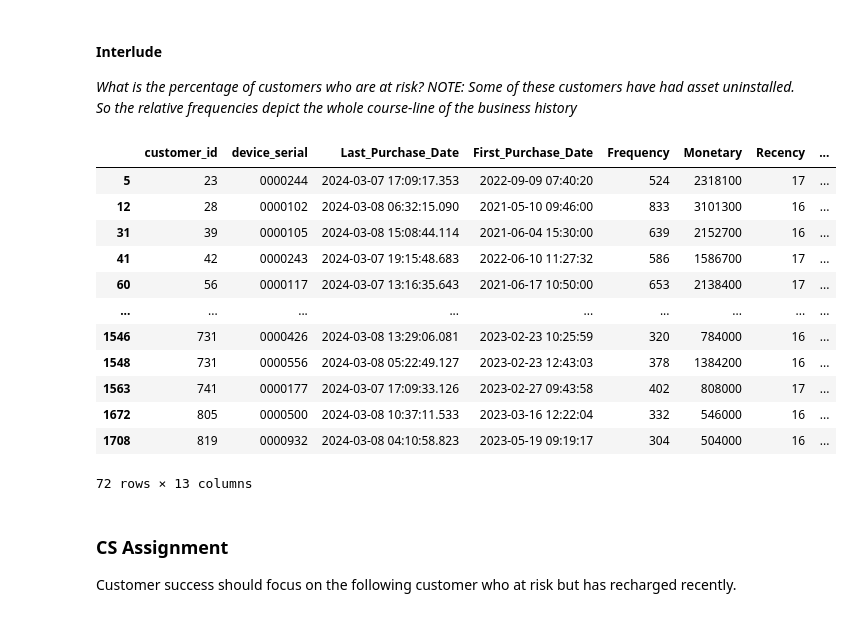
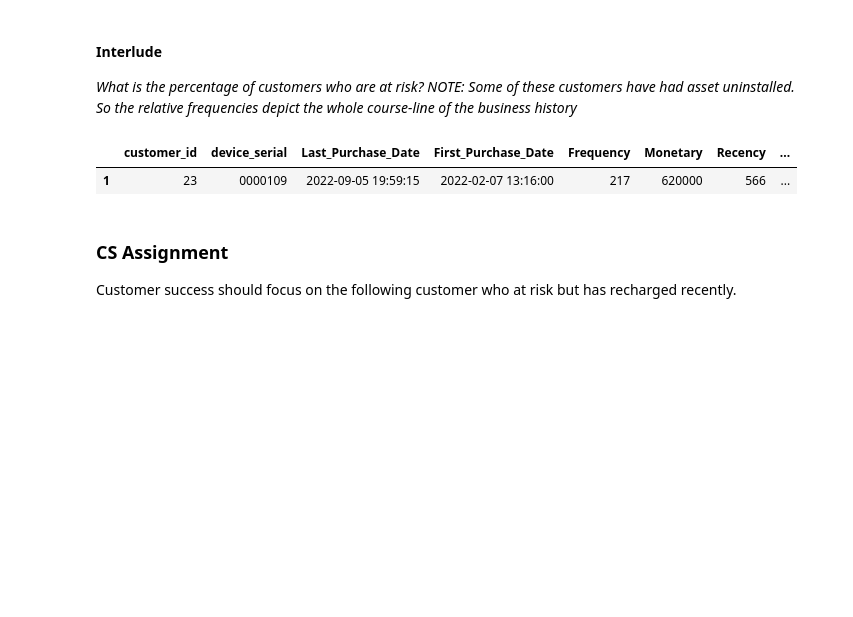
Before and after one commit to mkin89/BBTL_INTELI, a Jupyter notebook: Customer_RFM_Score.ipynb, the cells around one changed output. Drawn from its saved outputs; the diff is of its cells as text; code cells hidden in the pictures; blank space fills up the shorter version.

```diff
--- a/Customer_RFM_Score.ipynb
+++ b/Customer_RFM_Score.ipynb
@@ -136,3 +138,7 @@ df.head()
+# %%
+# Device serials needs to be 7 digits which are zero filled. Otherwise, they'll be considered as different transaction
+# from the same customer
+df['device_serial'] = df['device_serial'].str.zfill(7)
 # %% [markdown]
 #### Conversion of data types
 
@@ -361,21 +367,10 @@ plt.show()
 # %%
 # Customers who are about to sleep
 
-rfm_df[rfm_df['RFM_Segment'] == 'High Value Customer']
+rfm_df[(rfm_df['customer_id'] == 23) & (rfm_df['device_serial'] == '0000109')]
 # %% [output]
 |  | customer_id | device_serial | Last_Purchase_Date | First_Purchase_Date | Frequency | Monetary | Recency | ... |
-| 5 | 23 | 0000244 | 2024-03-07 17:09:17.353 | 2022-09-09 07:40:20 | 524 | 2318100 | 17 | ... |
-| 12 | 28 | 0000102 | 2024-03-08 06:32:15.090 | 2021-05-10 09:46:00 | 833 | 3101300 | 16 | ... |
-| 31 | 39 | 0000105 | 2024-03-08 15:08:44.114 | 2021-06-04 15:30:00 | 639 | 2152700 | 16 | ... |
-| 41 | 42 | 0000243 | 2024-03-07 19:15:48.683 | 2022-06-10 11:27:32 | 586 | 1586700 | 17 | ... |
-| 60 | 56 | 0000117 | 2024-03-07 13:16:35.643 | 2021-06-17 10:50:00 | 653 | 2138400 | 17 | ... |
-| ... | ... | ... | ... | ... | ... | ... | ... | ... |
-| 1546 | 731 | 0000426 | 2024-03-08 13:29:06.081 | 2023-02-23 10:25:59 | 320 | 784000 | 16 | ... |
-| 1548 | 731 | 0000556 | 2024-03-08 05:22:49.127 | 2023-02-23 12:43:03 | 378 | 1384200 | 16 | ... |
-| 1563 | 741 | 0000177 | 2024-03-07 17:09:33.126 | 2023-02-27 09:43:58 | 402 | 808000 | 17 | ... |
-| 1672 | 805 | 0000500 | 2024-03-08 10:37:11.533 | 2023-03-16 12:22:04 | 332 | 546000 | 16 | ... |
-| 1708 | 819 | 0000932 | 2024-03-08 04:10:58.823 | 2023-05-19 09:19:17 | 304 | 504000 | 16 | ... |
+| 1 | 23 | 0000109 | 2022-09-05 19:59:15 | 2022-02-07 13:16:00 | 217 | 620000 | 566 | ... |
-72 rows × 13 columns
 # %% [markdown]
 ### CS Assignment
 
```
Also changed, not shown: parts of 12 cells of this notebook.
